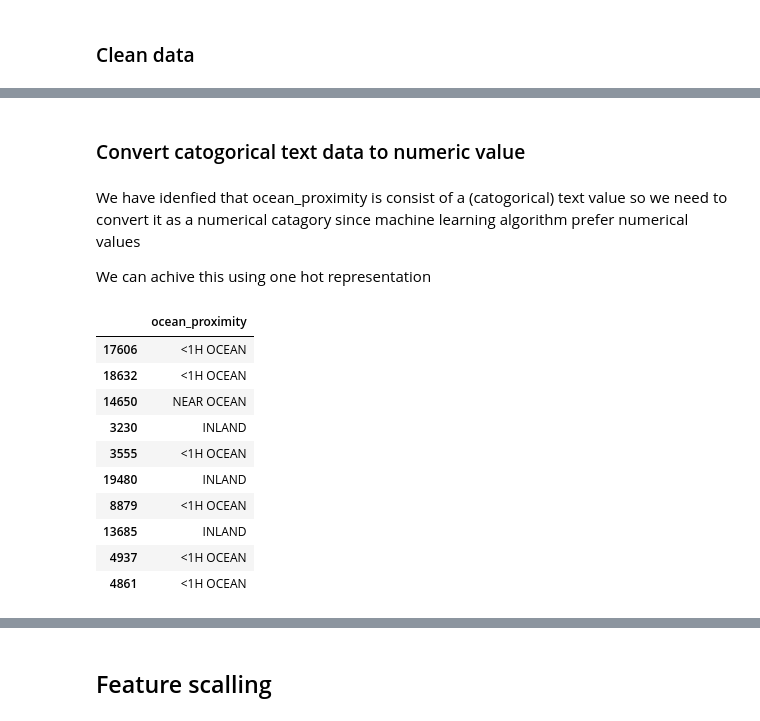
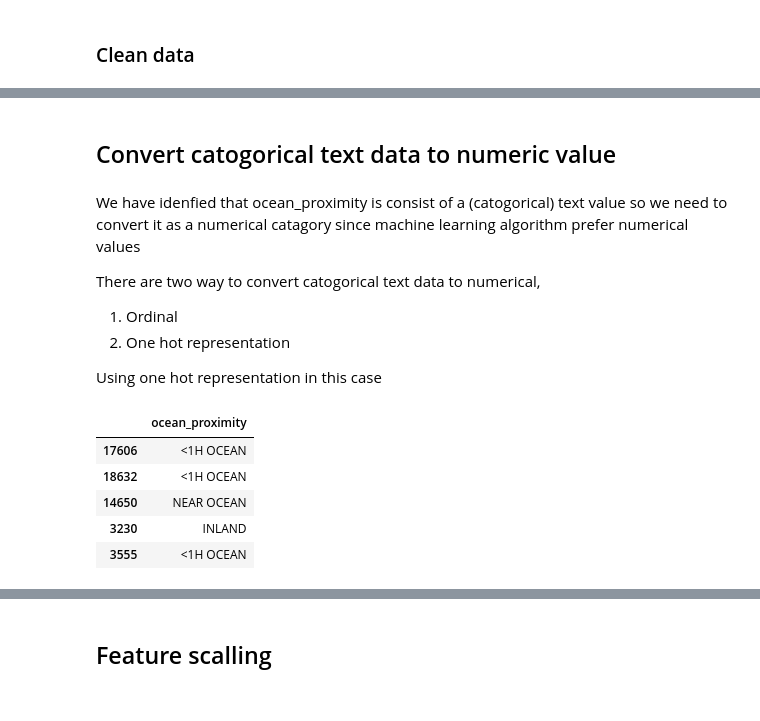
Before and after one commit to Sah96ah/Calfiornia-housing-price-prediction-A-complete-analytical-casestudy, a Jupyter notebook: median_house_price_prediction.ipynb, the cells around one changed output, grey strips where cells are left out. Drawn from its saved outputs; the diff is of its cells as text; code cells hidden in the pictures.

```diff
--- a/median_house_price_prediction.ipynb
+++ b/median_house_price_prediction.ipynb
@@ -8,7 +8,7 @@ import matplotlib.pyplot as plt
 ## Import housing data and do analysis on that data
 Each row represents one district. There are 10 attributes: longitude, latitude,  housing_median_age, total_rooms, total_bed rooms, population, households, median_income, median_house_value , and ocean_proximity.
 # %%
-housing_data = pd.read_csv('/home/nova/Documents/DS-AI/ML/Projects/Median_Housing_price_pridiction/housing.csv')
+housing_data = pd.read_csv('housing.csv')
 housing_data.head()
 # %% [output]
 |  | longitude | latitude | housing_median_age | total_rooms | total_bedrooms | population | households | ... |
@@ -233,22 +224,21 @@ housing_tr = pd.DataFrame(X, columns=housing_num.columns)
 # %% [markdown]
-### Convert catogorical text data to numeric value
+## Convert catogorical text data to numeric value
 # %% [markdown]
 We have idenfied that ocean_proximity is consist of a (catogorical) text value so we need to convert it as a numerical catagory since machine learning algorithm prefer numerical values
 
-We can achive this using one hot representation
+There are two way to convert catogorical text data to numerical,
+1. Ordinal
+2. One hot representation
+
+Using one hot representation in this case
 # %%
 housing_cat = data[["ocean_proximity"]]
-housing_cat[:10]
+housing_cat[:5]
 # %% [output]
 |  | ocean_proximity |
 | 17606 | <1H OCEAN |
 | 18632 | <1H OCEAN |
 | 14650 | NEAR OCEAN |
 | 3230 | INLAND |
 | 3555 | <1H OCEAN |
-| 19480 | INLAND |
-| 8879 | <1H OCEAN |
-| 13685 | INLAND |
-| 4937 | <1H OCEAN |
-| 4861 | <1H OCEAN |
 # %%
```
Also changed, not shown: parts of 24 cells of this notebook.
